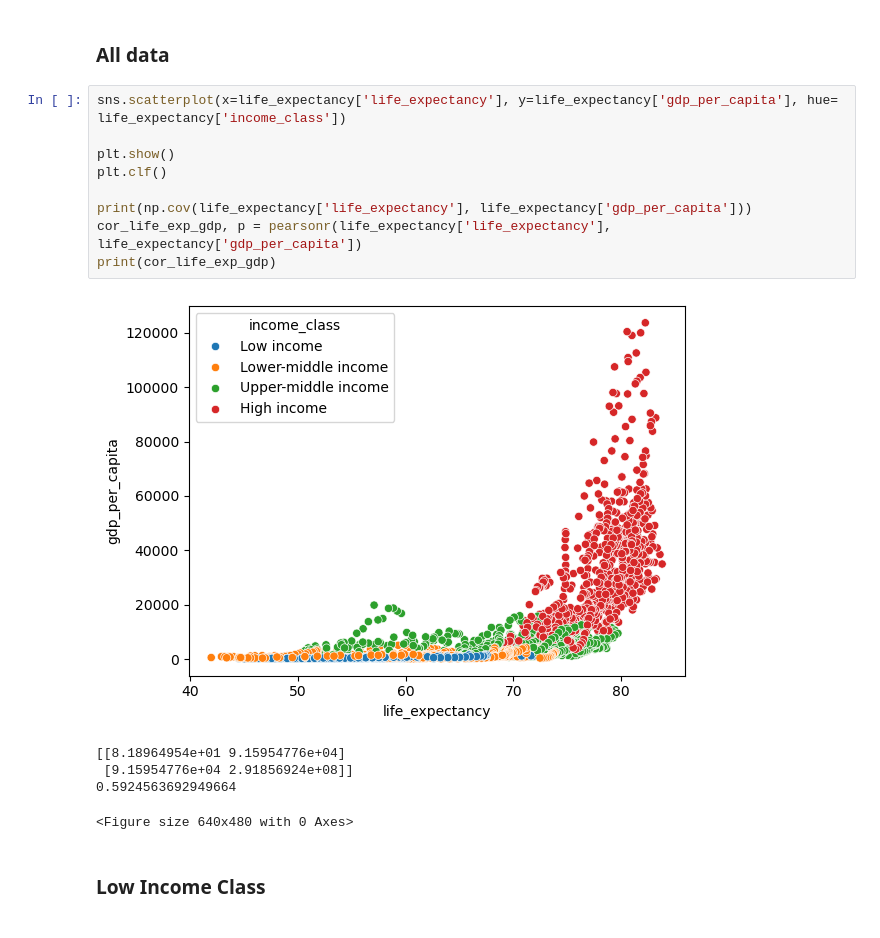
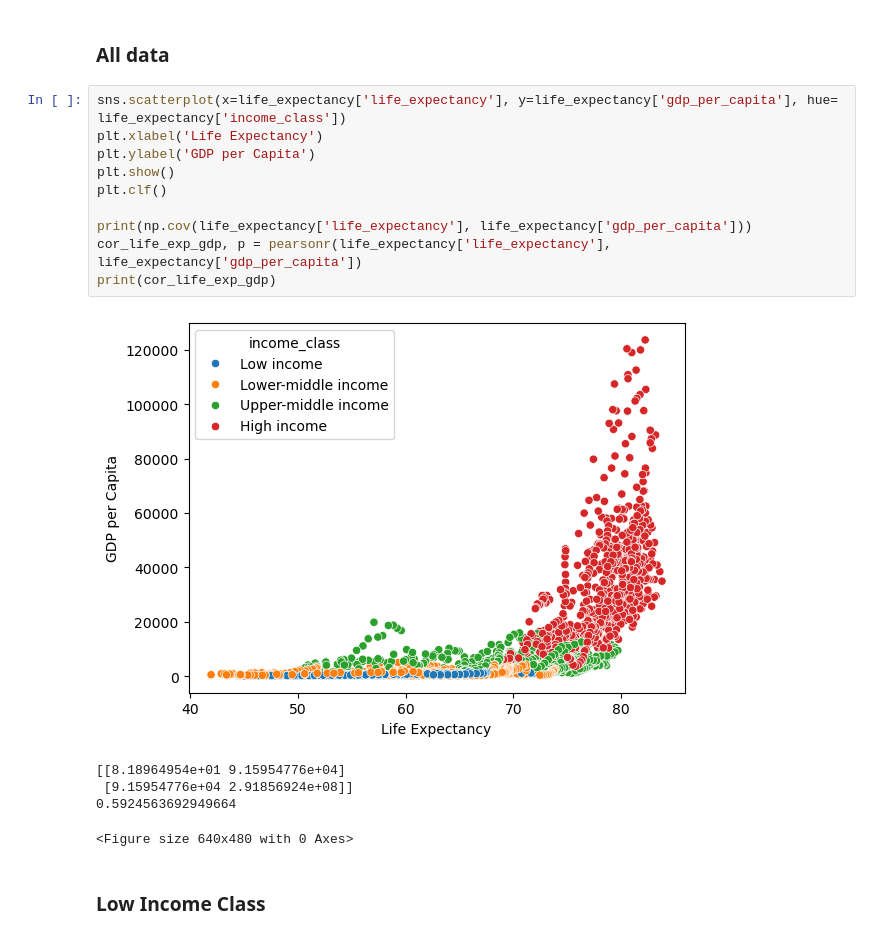
Before and after one commit to WVDevCode/Life_Expectancy_and_GDP, a Jupyter notebook: Notebooks/EDA.ipynb, the cells around one changed output. Cells and saved outputs as stored; diff of their text form.

```diff
--- a/Notebooks/EDA.ipynb
+++ b/Notebooks/EDA.ipynb
@@ -789,15 +789,16 @@ plt.clf()
 ### All data
 # %%
 sns.scatterplot(x=life_expectancy['life_expectancy'], y=life_expectancy['gdp_per_capita'], hue= life_expectancy['income_class'])
-
+plt.xlabel('Life Expectancy')
+plt.ylabel('GDP per Capita')
 plt.show()
 plt.clf()
 
 print(np.cov(life_expectancy['life_expectancy'], life_expectancy['gdp_per_capita']))
 cor_life_exp_gdp, p = pearsonr(life_expectancy['life_expectancy'], life_expectancy['gdp_per_capita'])
 print(cor_life_exp_gdp)
 # %% [output]
-[figure, old version]
+[figure, new version]
 [[8.18964954e+01 9.15954776e+04]
  [9.15954776e+04 2.91856924e+08]]
 0.5924563692949664
```
Also changed, not shown: parts of 10 cells of this notebook, 10 other files.
